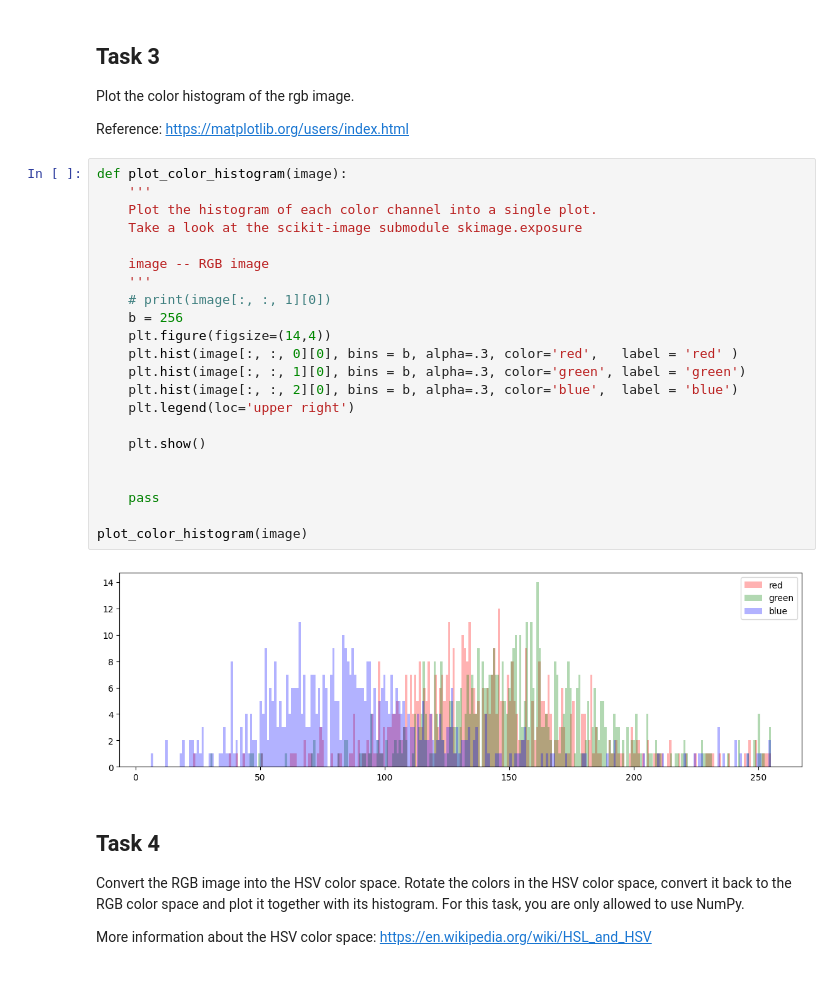
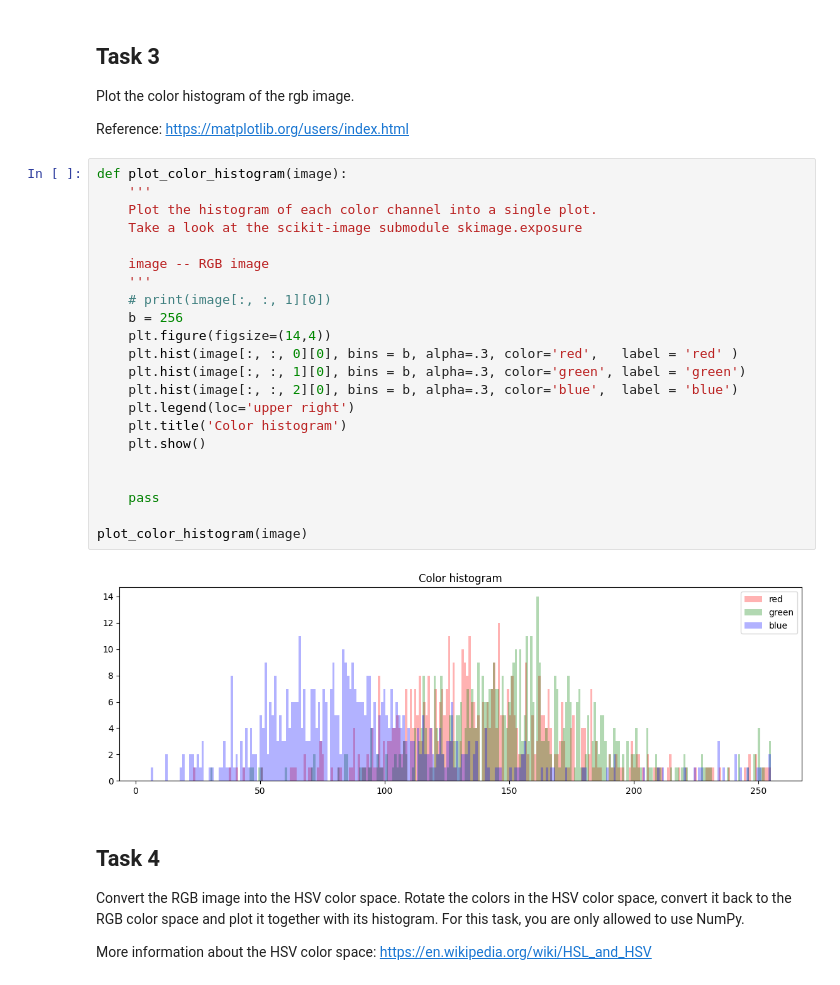
Before and after one commit to Arrowheadahp/3dcv-students, a Jupyter notebook: 1.0-tl-scientific-python.ipynb, the cells around one changed output. Cells and saved outputs as stored; diff of their text form.

Commit message:
added more plots

```diff
--- a/1.0-tl-scientific-python.ipynb
+++ b/1.0-tl-scientific-python.ipynb
@@ -180,27 +180,27 @@ Reference: https://matplotlib.org/users/index.html
 # %%
 def plot_color_histogram(image):
     '''
     Plot the histogram of each color channel into a single plot.
     Take a look at the scikit-image submodule skimage.exposure
 
     image -- RGB image
     '''
     # print(image[:, :, 1][0])
     b = 256
     plt.figure(figsize=(14,4))
     plt.hist(image[:, :, 0][0], bins = b, alpha=.3, color='red',   label = 'red' )
     plt.hist(image[:, :, 1][0], bins = b, alpha=.3, color='green', label = 'green')
     plt.hist(image[:, :, 2][0], bins = b, alpha=.3, color='blue',  label = 'blue')
     plt.legend(loc='upper right')
-
+    plt.title('Color histogram')
     plt.show()
 
 
     pass
 
 plot_color_histogram(image)
 # %% [output]
-[figure, old version]
+[figure, new version]
 # %% [markdown]
 ## Task 4
 
```
Also changed, not shown: parts of 1 cell of this notebook.
